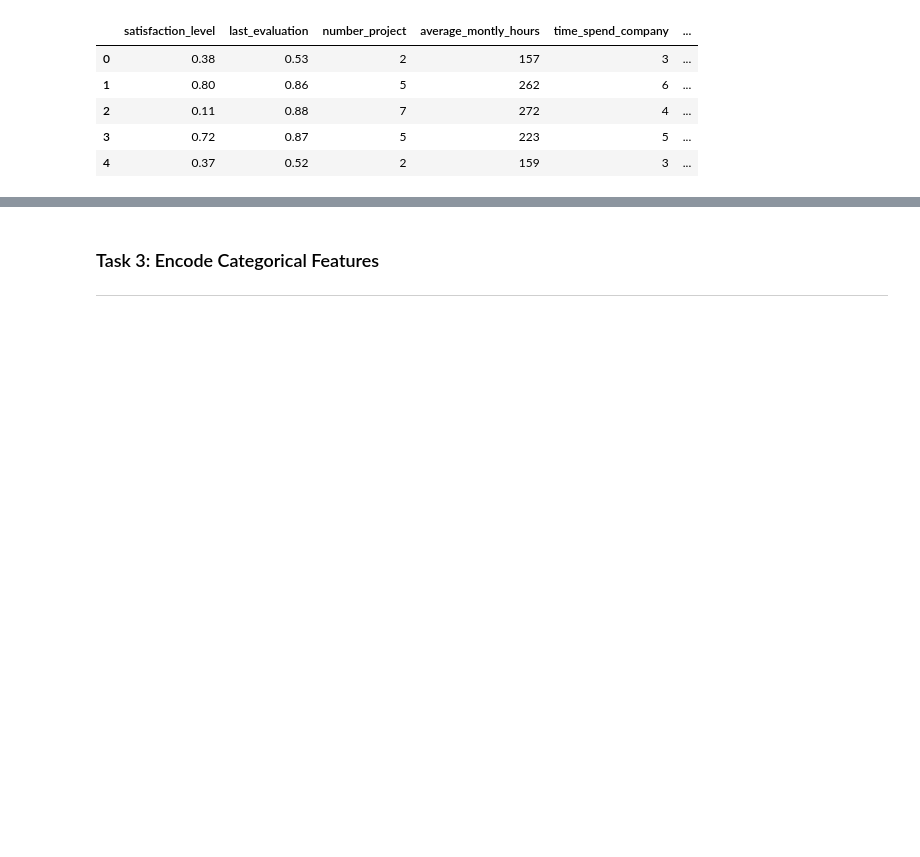
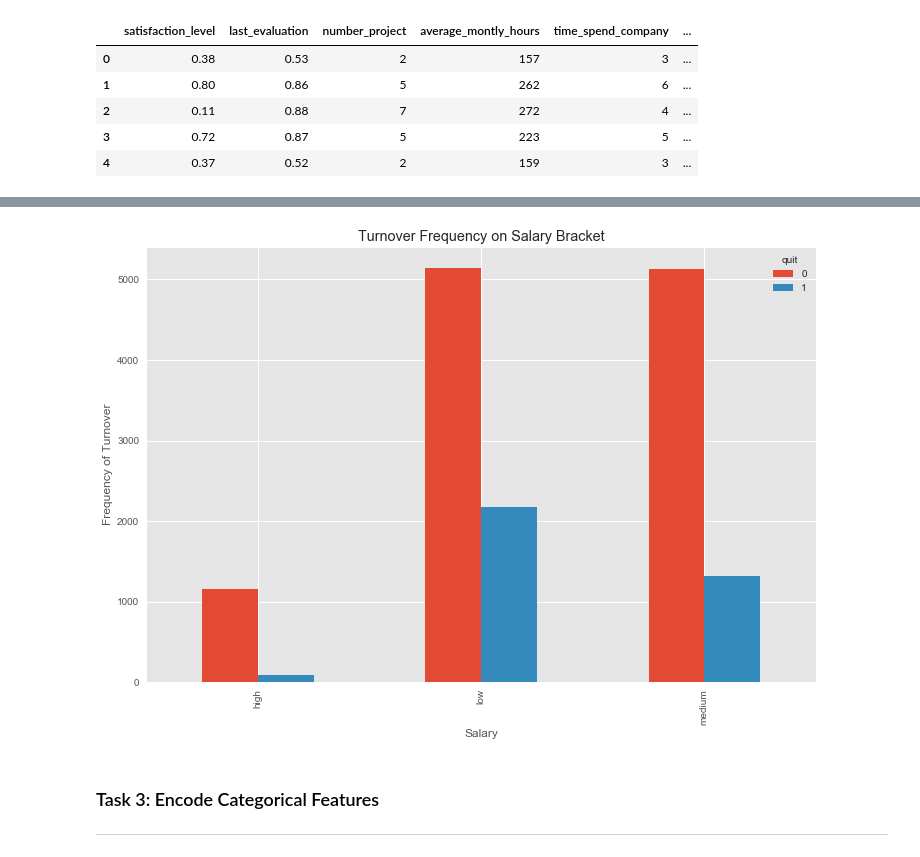
Before and after one commit to Surajv311/Predict-employee-turnover-, a Jupyter notebook: Learner_Notebook.ipynb, the cells around one changed output, grey strips where cells are left out. Saved outputs shown, nothing was run; the diff lists cells and outputs as text; code cells hidden in the pictures; blank space fills up the shorter version.

```diff
--- a/Learner_Notebook.ipynb
+++ b/Learner_Notebook.ipynb
@@ -42,3 +51,11 @@ AttributeError: 'DataFrame' object has no attribute 'profile_report'
+# %%
+pd.crosstab(hr.salary,hr.quit).plot(kind='bar')
+plt.title("Turnover Frequency on Salary Bracket")
+plt.xlabel('Salary')
+plt.ylabel('Frequency of Turnover')
+plt.show()
+# %% [output]
+[figure, added]
 # %% [markdown]
 ### Task 3: Encode Categorical Features
 ---
```
Also changed, not shown: parts of 13 cells of this notebook.
